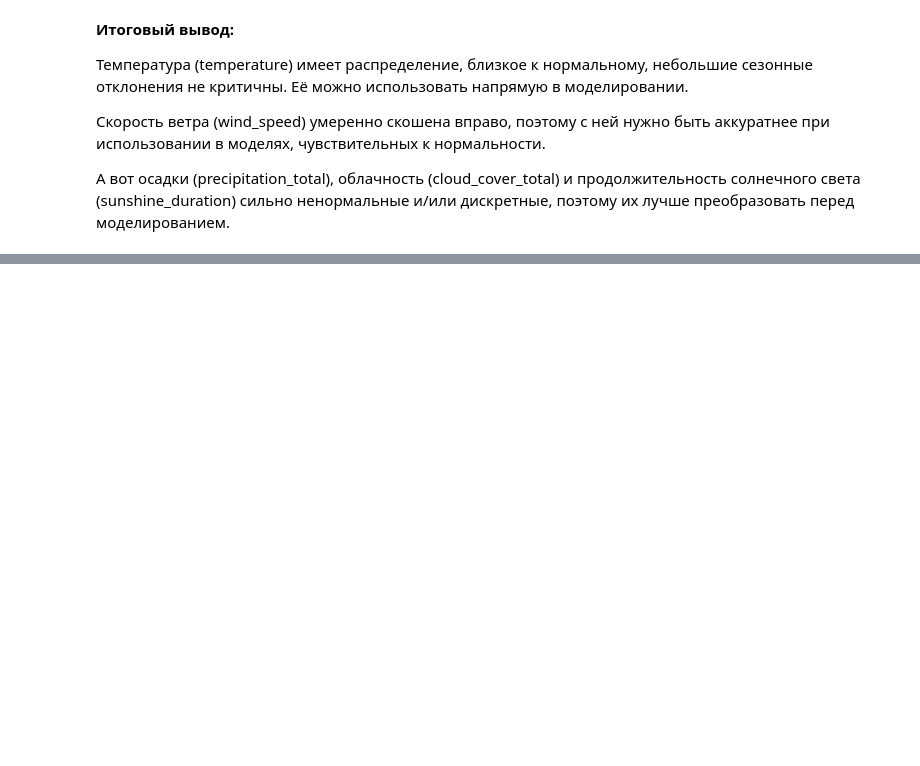
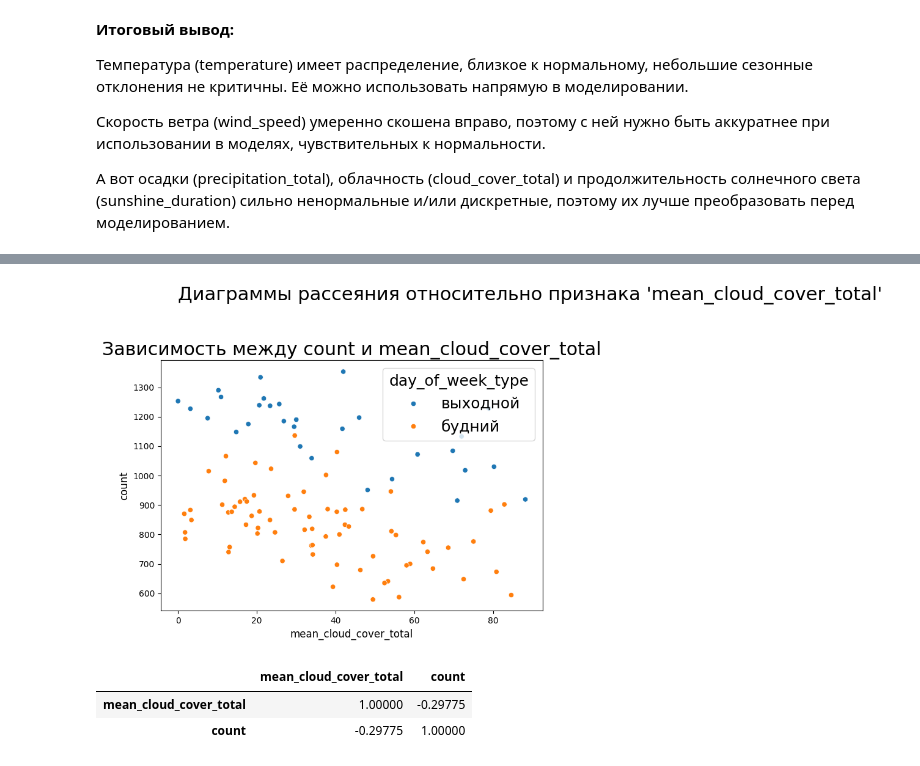
Before and after one commit to fIIame/scooter_sharing_analysis, a Jupyter notebook: notebooks/EDA.ipynb, the cells around one changed output, grey strips where cells are left out. Cells and saved outputs as stored; diff of their text form; code cells hidden in the pictures; blank space fills up the shorter version.

```diff
--- a/notebooks/EDA.ipynb
+++ b/notebooks/EDA.ipynb
@@ -456,0 +538,15 @@ plot_hist_boxplot(weather_data, weather_num, kde=True, save_path=str(pj("hist_bo
+# %%
+daily_summary = rides_weather_data.groupby("day_timestamp", as_index=False).agg(
+    mean_cloud_cover_total=("cloud_cover_total","mean"),
+    count=("id","count"),
+    day_of_week_type=("day_of_week_type","max")
+)
+
+
+plot_scatterplot(daily_summary, x="mean_cloud_cover_total", ys=["count"], hue="day_of_week_type")
+daily_summary[["mean_cloud_cover_total", "count"]].corr(method="spearman")
+# %% [output]
+[figure, added]
+|  | mean_cloud_cover_total | count |
+| mean_cloud_cover_total | 1.00000 | -0.29775 |
+| count | -0.29775 | 1.00000 |
```
Also changed, not shown: parts of 26 cells of this notebook, 1 other file.
